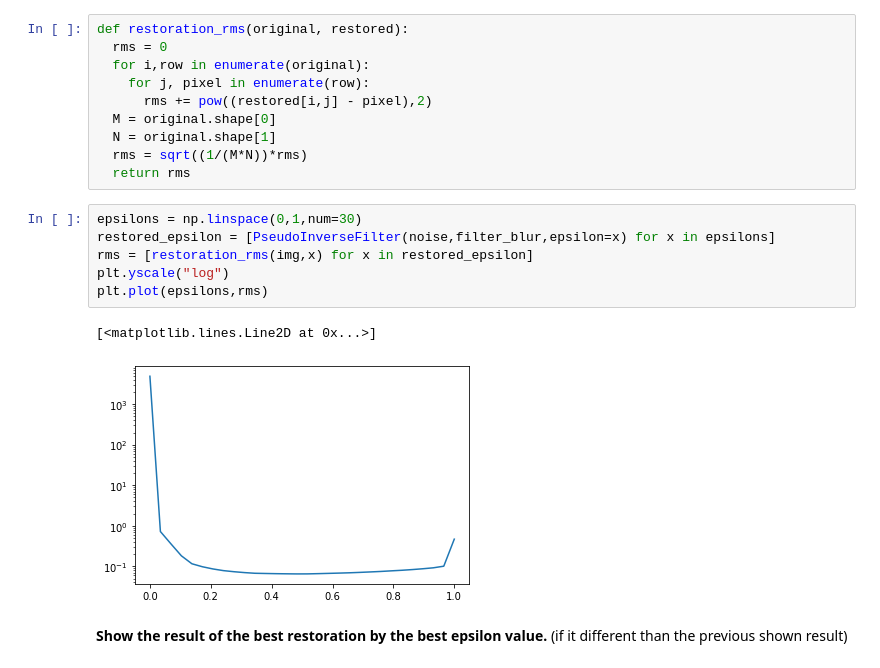
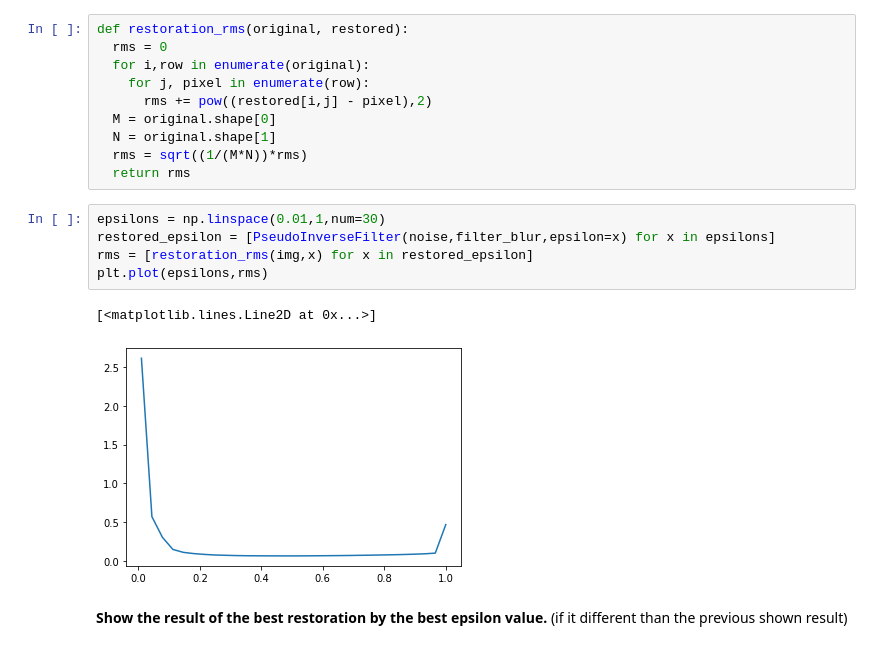
Before and after one commit to nadavschwalb/image_processing, a Jupyter notebook: Lab5.ipynb, the cells around one changed output. Cells and saved outputs as stored; diff of their text form.

```diff
--- a/Lab5.ipynb
+++ b/Lab5.ipynb
@@ -141,14 +141,13 @@ def restoration_rms(original, restored):
   rms = sqrt((1/(M*N))*rms)
   return rms
 # %%
-epsilons = np.linspace(0,1,num=30)
+epsilons = np.linspace(0.01,1,num=30)
 restored_epsilon = [PseudoInverseFilter(noise,filter_blur,epsilon=x) for x in epsilons]
 rms = [restoration_rms(img,x) for x in restored_epsilon]
-plt.yscale("log")
 plt.plot(epsilons,rms)
 # %% [output]
 [<matplotlib.lines.Line2D at 0x...>]
-[figure, old version]
+[figure, new version]
 # %% [markdown]
 __Show the result of the best restoration by the best epsilon value.__ (if it different than the previous shown result)
 # %%
```
Also changed, not shown: parts of 2 cells of this notebook.
